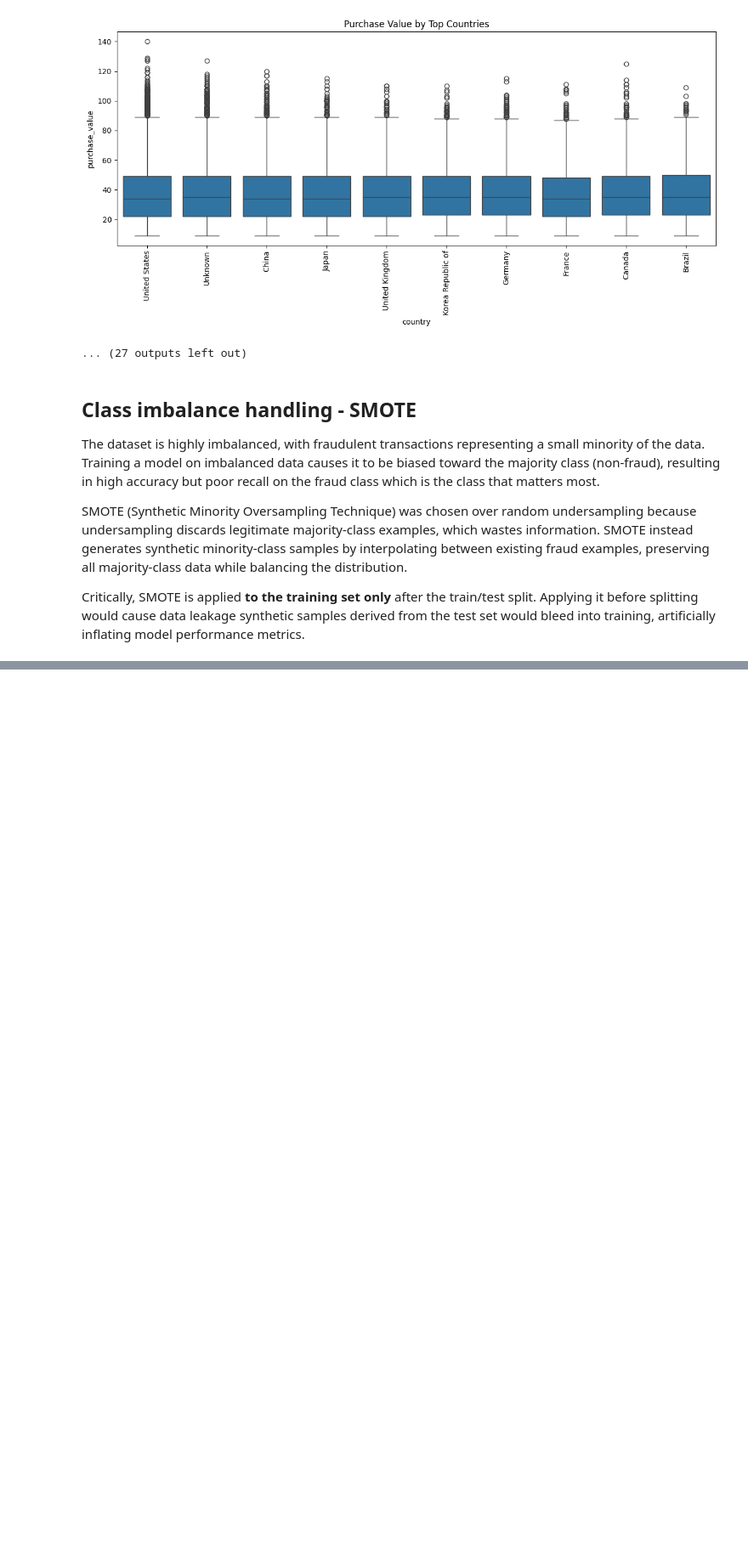
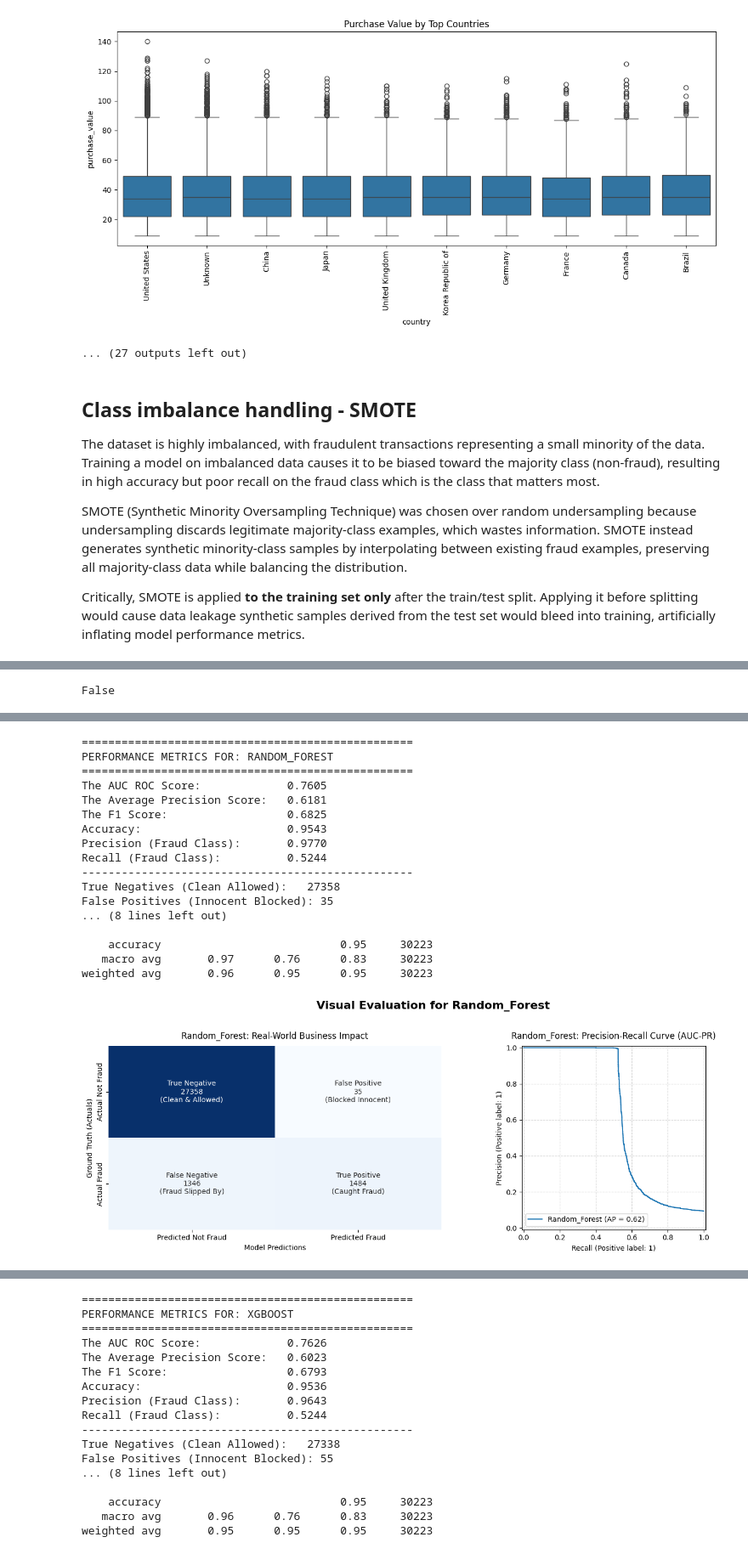
Before and after one commit to soliana-k/fraud-detection, a Jupyter notebook: notebooks/eda_fraud.ipynb, the cells around one changed output, grey strips where cells are left out. Shown at 85% size. Saved outputs shown, nothing was run; the diff lists cells and outputs as text; code cells hidden in the pictures; blank space fills up the shorter version.

Commit message:
feat: comparative ensemble models and visuals

```diff
--- a/notebooks/eda_fraud.ipynb
+++ b/notebooks/eda_fraud.ipynb
@@ -113,0 +109,7 @@ weighted avg       0.88      0.65      0.72     30223
+# %%
+'class' in X_train.columns
+# %% [output]
+False
+# %%
+mt.train_and_evaluate_models(X_train, y_train, X_test, y_test)
+# %% [output]
@@ -113,0 +118,18 @@ weighted avg       0.88      0.65      0.72     30223
+==================================================
+PERFORMANCE METRICS FOR: RANDOM_FOREST
+==================================================
+The AUC ROC Score:             0.7605
+The Average Precision Score:   0.6181
+The F1 Score:                  0.6825
+Accuracy:                      0.9543
+Precision (Fraud Class):       0.9770
+Recall (Fraud Class):          0.5244
+--------------------------------------------------
+True Negatives (Clean Allowed):   27358
+False Positives (Innocent Blocked): 35
+... (8 lines left out)
+
+    accuracy                           0.95     30223
+   macro avg       0.97      0.76      0.83     30223
+weighted avg       0.96      0.95      0.95     30223
+[figure, added]
@@ -113,0 +138,17 @@ weighted avg       0.88      0.65      0.72     30223
+==================================================
+PERFORMANCE METRICS FOR: XGBOOST
+==================================================
+The AUC ROC Score:             0.7626
+The Average Precision Score:   0.6023
+The F1 Score:                  0.6793
+Accuracy:                      0.9536
+Precision (Fraud Class):       0.9643
+Recall (Fraud Class):          0.5244
+--------------------------------------------------
+True Negatives (Clean Allowed):   27338
+False Positives (Innocent Blocked): 55
+... (8 lines left out)
+
+    accuracy                           0.95     30223
+   macro avg       0.96      0.76      0.83     30223
+weighted avg       0.95      0.95      0.95     30223
```
Also changed, not shown: parts of 5 cells of this notebook, 1 other file.
